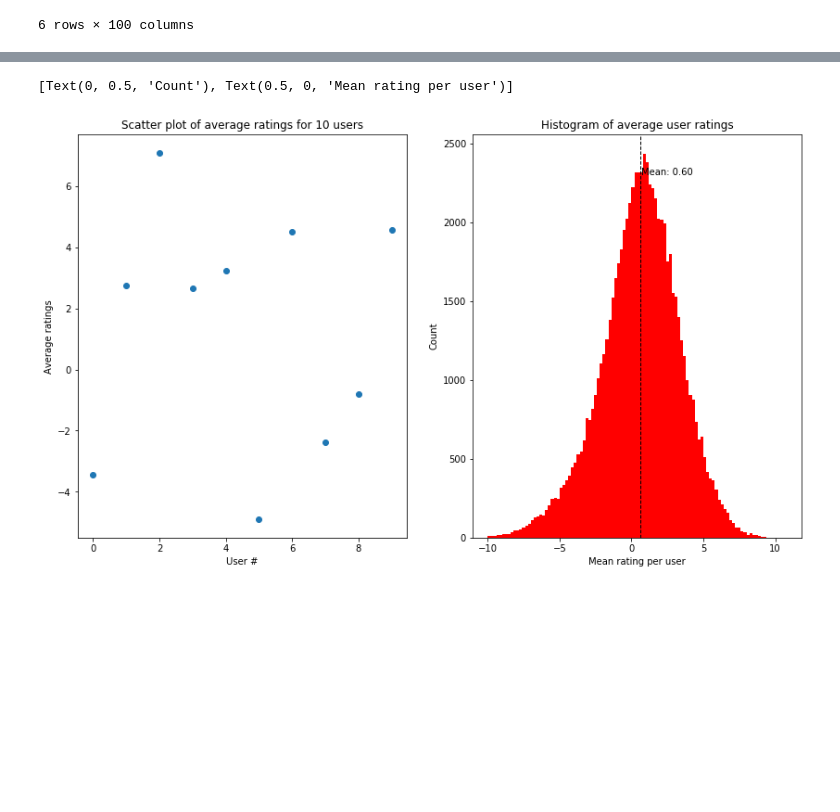
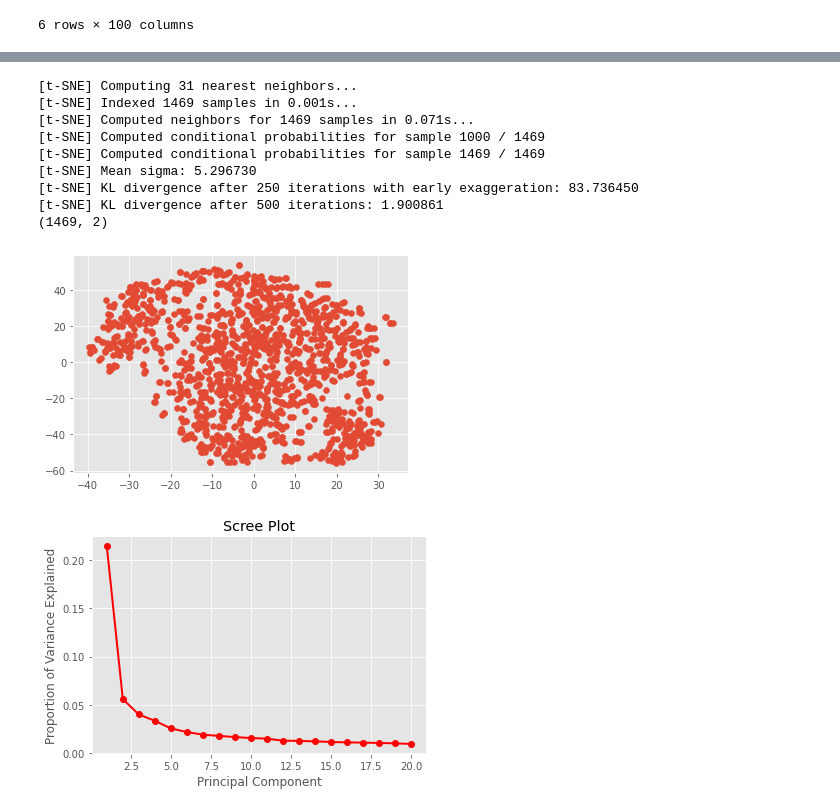
Before and after one commit to savitha-srinivasan/ECE-143-Project---Joke-recommendation-system, a Jupyter notebook: main_code.ipynb, the cells around one changed output, grey strips where cells are left out. Drawn from its saved outputs; the diff is of its cells as text; code cells hidden in the pictures; blank space fills up the shorter version.

```diff
--- a/main_code.ipynb
+++ b/main_code.ipynb
@@ -34,8 +82,12 @@ df.head(6)
 # %%
 #normalization
+import plotly.express as px
 def normalize_data(dataframe):
     mean_data = dataframe.sum(axis=1, numeric_only=True)/dataframe.count(1)
-    print(mean_data[2])
-    return dataframe.subtract(mean_data, axis='rows')
+    mean_sub = dataframe.subtract(mean_data, axis='rows')
+    mean_pow = mean_sub.pow(2, axis='columns')
+    var = np.sqrt(mean_pow.sum(axis=1, numeric_only=True)/(mean_pow.count(1)-1))
+    return mean_sub.divide(var, axis='rows')
+    # return mean_sub
 normalized_df = normalize_data(df)
-normalized_df.head(6)
+normalized_df_gauge = normalize_data(df_gauge)
@@ -53,18 +94,29 @@ normalized_df.head(6)
-# %%
-avg_joke_rating = np.nanmean(df,axis=0)
-each_user_avg = np.nanmean(df,axis=1)
-fig=plt.figure(figsize=(14,8))
-ax1 = fig.add_subplot(121)
-ax2 = fig.add_subplot(122)
-ax2.hist(each_user_avg, np.arange(-10,11,0.2), color = "red")
-ax1.scatter(np.arange(0,10),each_user_avg[:10])
-ax1.set_title('Scatter plot of average ratings for 10 users')
-ax1.set(xlabel='User #', ylabel='Average ratings')
-ax2.set_title('Histogram of average user ratings')
-ax2.axvline(each_user_avg.mean(), color='k', linestyle='dashed', linewidth=1)
-min_ylim, max_ylim = plt.ylim()
-ax2.text(each_user_avg.mean()*1.1, max_ylim*0.9, 'Mean: {:.2f}'.format(each_user_avg.mean()))
-ax2.set(xlabel='Mean rating per user', ylabel='Count')
-# %% [output]
-[Text(0, 0.5, 'Count'), Text(0.5, 0, 'Mean rating per user')]
-[figure, removed]
+# %%
+A = normalized_df.fillna(0.0).values
+n_components = 20
+pca = PCA(n_components=20)
+pca.fit(A)
+R = df.fillna(0.0).values.copy()
+reduced_A = pca.fit_transform(R)
+reduced_A_embedded = TSNE(n_components=2, verbose=1, perplexity=10, n_iter=500).fit_transform(reduced_A[::50,:])
+print(reduced_A_embedded.shape)
+plt.scatter(reduced_A_embedded[:,0], reduced_A_embedded[:,1])
+plt.show()
+PC_values = np.arange(pca.n_components_) + 1
+plt.plot(PC_values, pca.explained_variance_ratio_, 'ro-', linewidth=2)
+plt.title('Scree Plot')
+plt.xlabel('Principal Component')
+plt.ylabel('Proportion of Variance Explained')
+plt.show()
+# %% [output]
+[t-SNE] Computing 31 nearest neighbors...
+[t-SNE] Indexed 1469 samples in 0.001s...
+[t-SNE] Computed neighbors for 1469 samples in 0.071s...
+[t-SNE] Computed conditional probabilities for sample 1000 / 1469
+[t-SNE] Computed conditional probabilities for sample 1469 / 1469
+[t-SNE] Mean sigma: 5.296730
+[t-SNE] KL divergence after 250 iterations with early exaggeration: 83.736450
+[t-SNE] KL divergence after 500 iterations: 1.900861
+(1469, 2)
+[figure, added]
+[figure, added]
```
Also changed, not shown: parts of 12 cells of this notebook, 11 other files.
